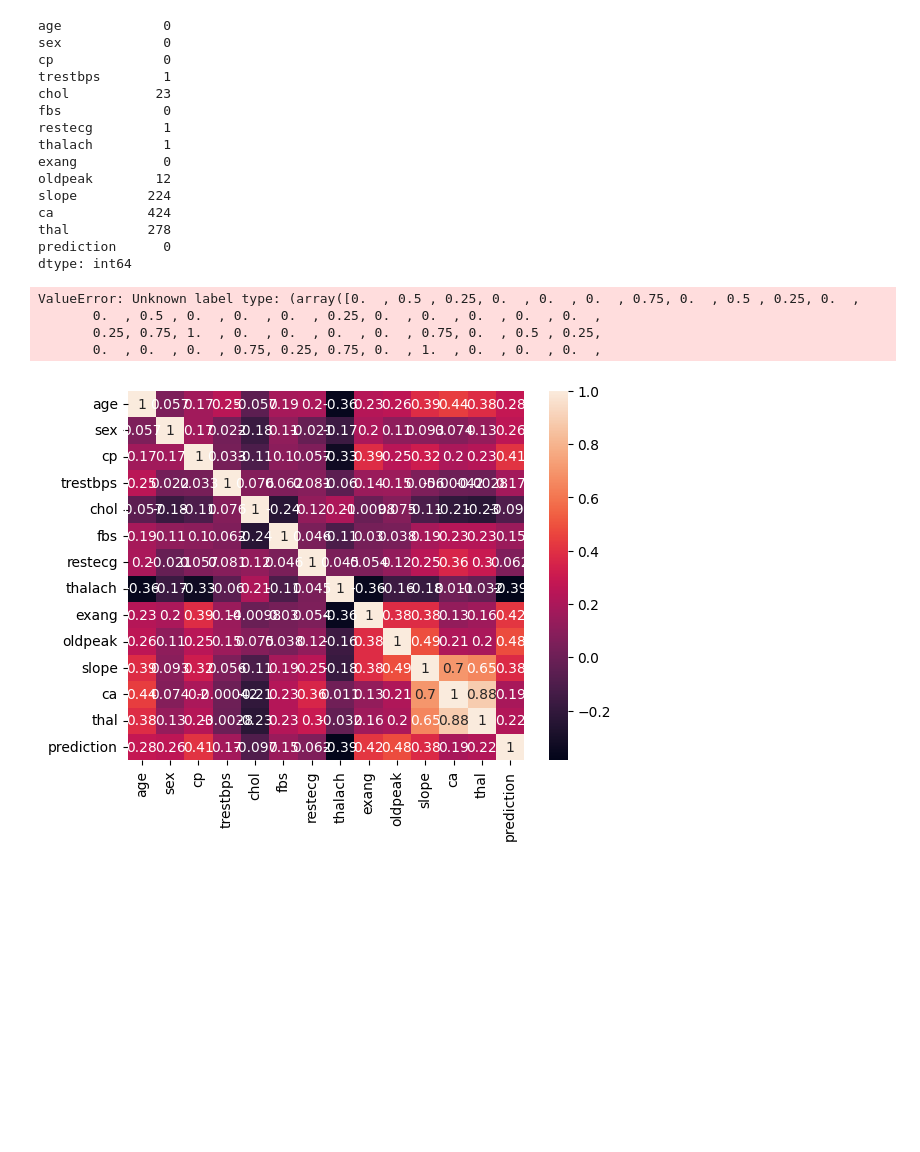
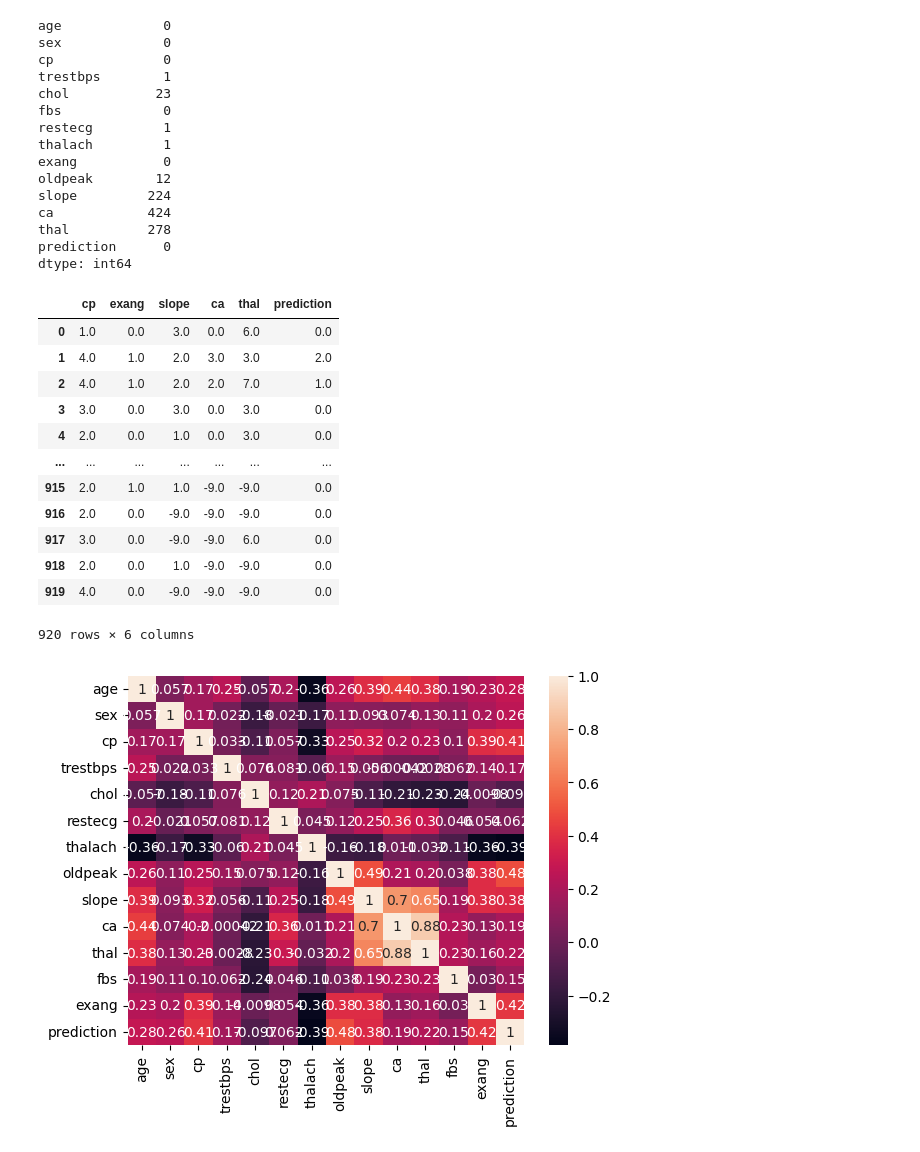
Before and after one commit to MistyDoe/PyHeartDisease, a Jupyter notebook: analysis.ipynb, the cells around one changed output. Cells and saved outputs as stored; diff of their text form; code cells hidden in the pictures; blank space fills up the shorter version.

Commit message:
Selected 5 attribues though selectKBest

```diff
--- a/analysis.ipynb
+++ b/analysis.ipynb
@@ -64,18 +63,37 @@ ca            424
 thal          278
 prediction      0
 dtype: int64
-# %%
-scaler = preprocessing.MinMaxScaler(feature_range=(0,1))
-normalizedValues = scaler.fit_transform(data)
-normalizedData = pd.DataFrame(normalizedValues, columns= data.columns)
-corrMatrix = normalizedData.corr()
-sn.heatmap(corrMatrix, annot=True)
-
-variables =  normalizedData.iloc[:,normalizedData.columns != "predictions"]
-predictions = normalizedData["prediction"]
-# %% [output]
-ValueError: Unknown label type: (array([0.  , 0.5 , 0.25, 0.  , 0.  , 0.  , 0.75, 0.  , 0.5 , 0.25, 0.  ,
-       0.  , 0.5 , 0.  , 0.  , 0.  , 0.25, 0.  , 0.  , 0.  , 0.  , 0.  ,
-       0.25, 0.75, 1.  , 0.  , 0.  , 0.  , 0.  , 0.75, 0.  , 0.5 , 0.25,
-       0.  , 0.  , 0.  , 0.75, 0.25, 0.75, 0.  , 1.  , 0.  , 0.  , 0.  ,
-[figure, removed]
+# %%
+data[data<0].count()
+scaler = preprocessing.MinMaxScaler(feature_range=(0,1))
+dataToScale = data [["age", "sex", "cp", "trestbps", "chol", "restecg", "thalach", "oldpeak", "slope", "ca", "thal"]]
+normalizedValues = scaler.fit_transform(dataToScale)
+normalizedData = pd.DataFrame(normalizedValues, columns= dataToScale.columns)
+normalizedData = normalizedData.join(data[["fbs", "exang","prediction"]])
+# %%
+corrMatrix = normalizedData.corr()
+sn.heatmap(corrMatrix, annot=True)
+
+variables =  normalizedData.iloc[:,normalizedData.columns != "prediction"]
+predictions = normalizedData["prediction"]
+
+selector = SelectKBest(chi2, k=5).fit(variables, predictions)
+
+bestKSelected = selector.get_support(indices=True)
+selectedData = data.iloc[:, bestKSelected]
+selectedData.join([data[["prediction"]]])
+# %% [output]
+|  | cp | exang | slope | ca | thal | prediction |
+| 0 | 1.0 | 0.0 | 3.0 | 0.0 | 6.0 | 0.0 |
+| 1 | 4.0 | 1.0 | 2.0 | 3.0 | 3.0 | 2.0 |
+| 2 | 4.0 | 1.0 | 2.0 | 2.0 | 7.0 | 1.0 |
+| 3 | 3.0 | 0.0 | 3.0 | 0.0 | 3.0 | 0.0 |
+| 4 | 2.0 | 0.0 | 1.0 | 0.0 | 3.0 | 0.0 |
+| ... | ... | ... | ... | ... | ... | ... |
+| 915 | 2.0 | 1.0 | 1.0 | -9.0 | -9.0 | 0.0 |
+| 916 | 2.0 | 0.0 | -9.0 | -9.0 | -9.0 | 0.0 |
+| 917 | 3.0 | 0.0 | -9.0 | -9.0 | 6.0 | 0.0 |
+| 918 | 2.0 | 0.0 | 1.0 | -9.0 | -9.0 | 0.0 |
+| 919 | 4.0 | 0.0 | -9.0 | -9.0 | -9.0 | 0.0 |
+920 rows × 6 columns
+[figure, added]
```
Also changed, not shown: parts of 1 cell of this notebook.
